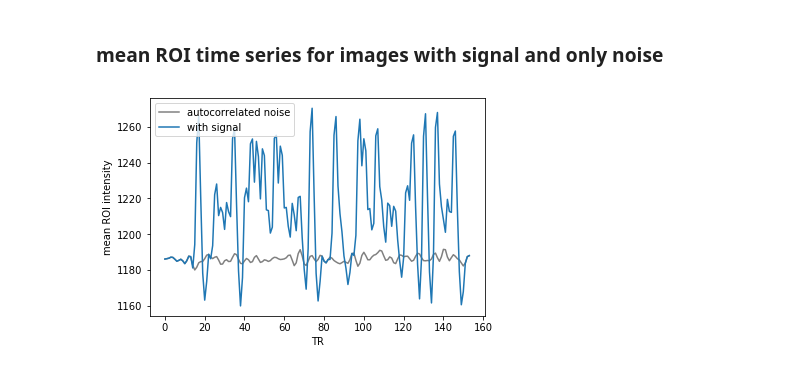
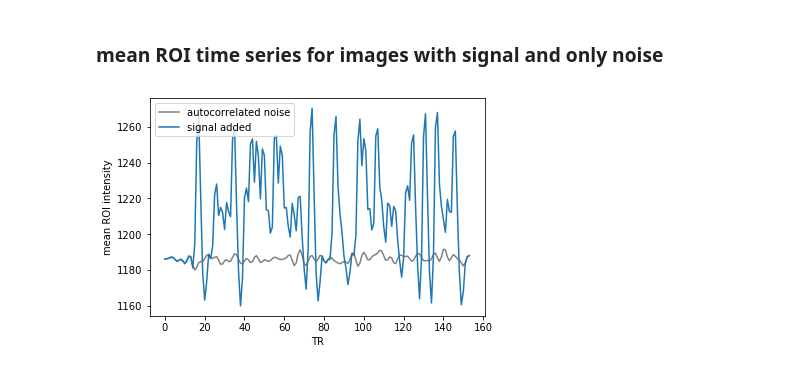
Before and after one commit to oliver-contier/famface-temporal-dynamics, a Jupyter notebook: notebooks/simulation_demo.ipynb, the cells around one changed output. Drawn from its saved outputs; the diff is of its cells as text; code cells hidden in the pictures.

```diff
--- a/notebooks/simulation_demo.ipynb
+++ b/notebooks/simulation_demo.ipynb
@@ -169,10 +170,10 @@ ms = fmri_dataset(mask)
 # %%
 # plot mean roi time series of noise image
 plt.plot(np.mean(bold_noise.samples[:, ms.samples[0] == 2], axis=1), c='grey')
 plt.plot(np.mean(with_signal.samples[:, ms.samples[0] == 2], axis=1))
-plt.legend(['autocorrelated noise', 'with signal'])
+plt.legend(['autocorrelated noise', 'signal added'])
 plt.xlabel('TR')
 plt.ylabel('mean ROI intensity')
 plt.show()
 # %% [output]
-[figure, old version]
+[figure, new version]
```
Also changed, not shown: parts of 1 cell of this notebook.
